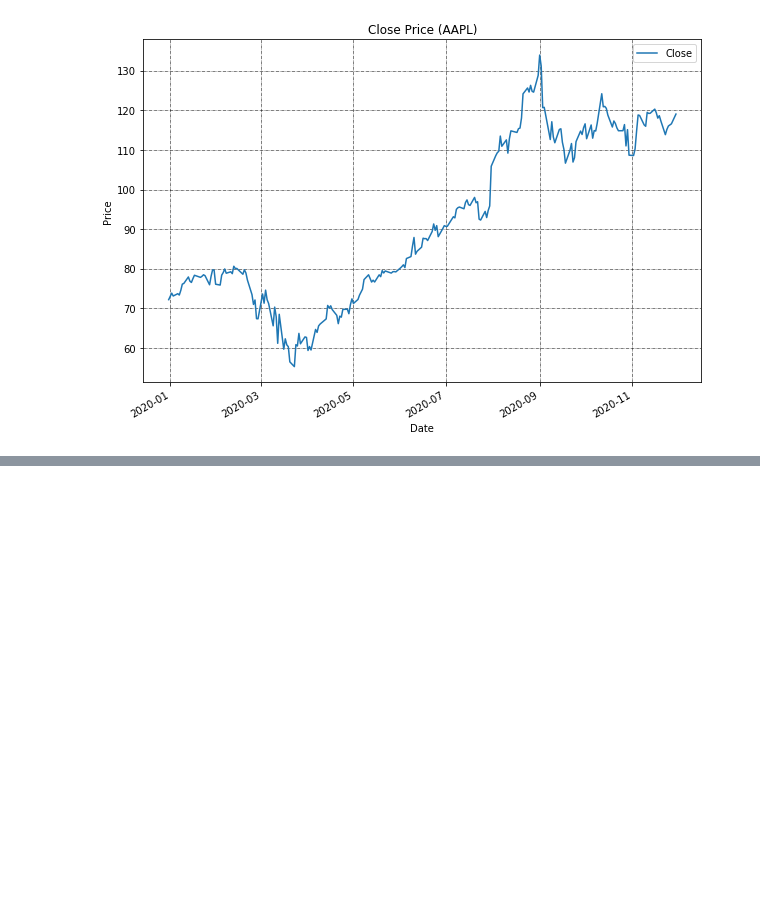
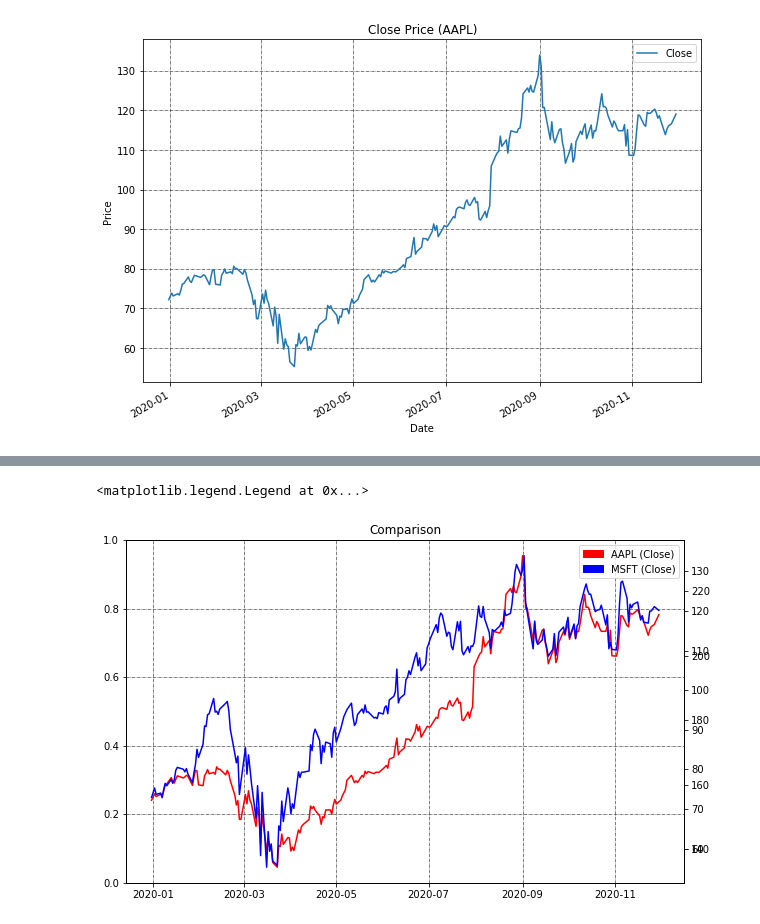
Before and after one commit to datagloves/stock_exchange_project, a Jupyter notebook: Stock_Exchange_Notebook.ipynb, the cells around one changed output, grey strips where cells are left out. Cells and saved outputs as stored; diff of their text form; code cells hidden in the pictures; blank space fills up the shorter version.

```diff
--- a/Stock_Exchange_Notebook.ipynb
+++ b/Stock_Exchange_Notebook.ipynb
@@ -71,0 +76,19 @@ data.head(30)
+# %%
+figure, axes = plt.subplots(figsize=(10, 7))
+
+axes.grid(which="major", color='k', linestyle='-.', linewidth=0.5)
+
+axes.set_title("Comparison")
+
+ax3 = axes.twinx()
+data.Close.plot(axes=ax3, style='r-')
+
+ax4 = axes.twinx()
+data_ms.Close.plot(axes=ax4, style='b-')
+
+red_patch = mpatches.Patch(color="red", label="AAPL (Close)")
+blue_patch = mpatches.Patch(color="blue", label="MSFT (Close)")
+plt.legend(handles=[red_patch,blue_patch])
+# %% [output]
+<matplotlib.legend.Legend at 0x...>
+[figure, added]
```
Also changed, not shown: parts of 4 cells of this notebook, 1 other file.
